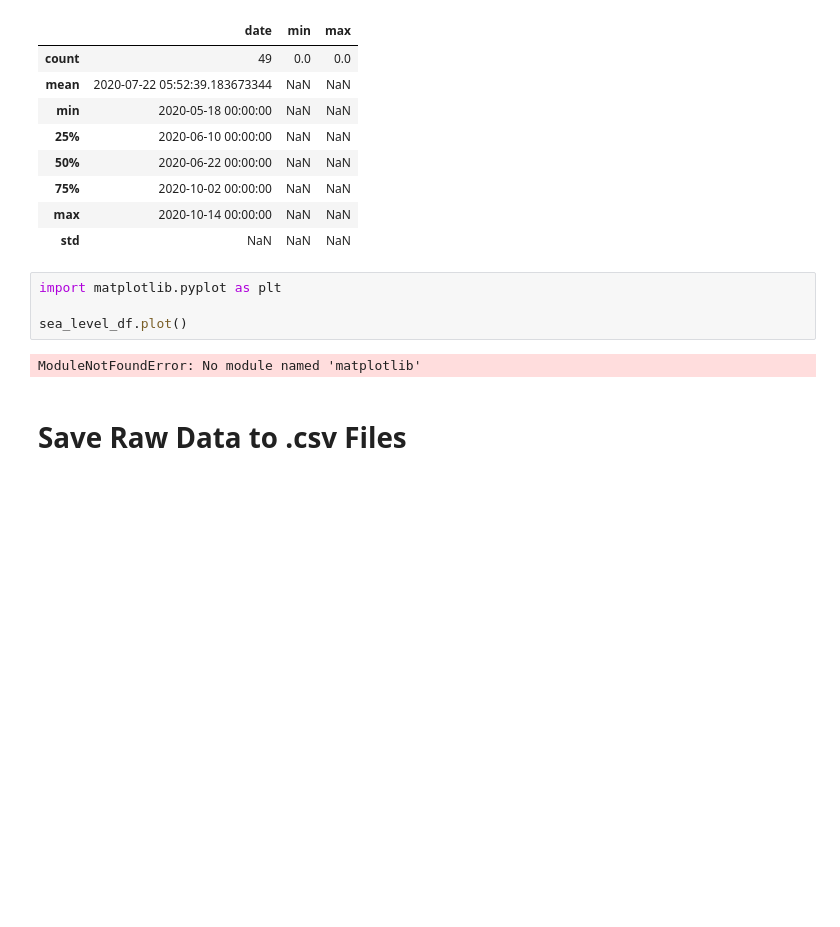
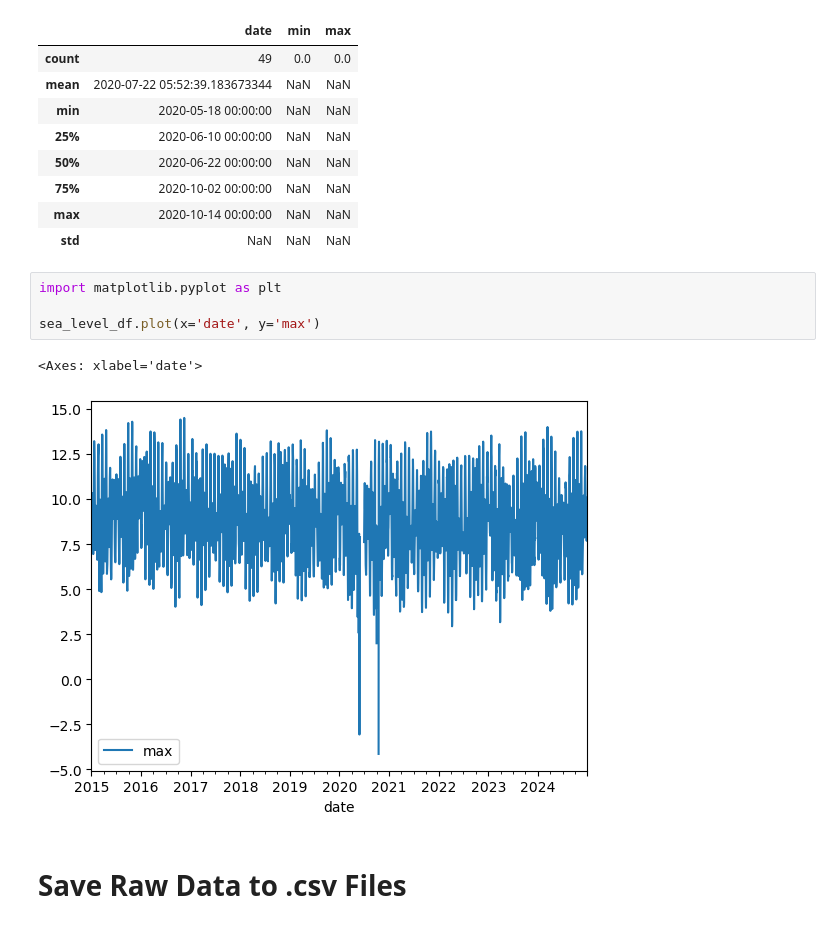
Before and after one commit to tyler-dardis/kenai-river-salmon-counts, a Jupyter notebook: notebooks/data_ingestion.ipynb, the cells around one changed output. Drawn from its saved outputs; the diff is of its cells as text; blank space fills up the shorter version.

```diff
--- a/notebooks/data_ingestion.ipynb
+++ b/notebooks/data_ingestion.ipynb
@@ -307,9 +293,10 @@ nan_rows.describe()
 # %%
 import matplotlib.pyplot as plt
 
-sea_level_df.plot()
+sea_level_df.plot(x='date', y='max')
 # %% [output]
-ModuleNotFoundError: No module named 'matplotlib'
+<Axes: xlabel='date'>
+[figure, added]
 # %% [markdown]
 # Save Raw Data to .csv Files
 # %%
```
Also changed, not shown: parts of 3 cells of this notebook.
